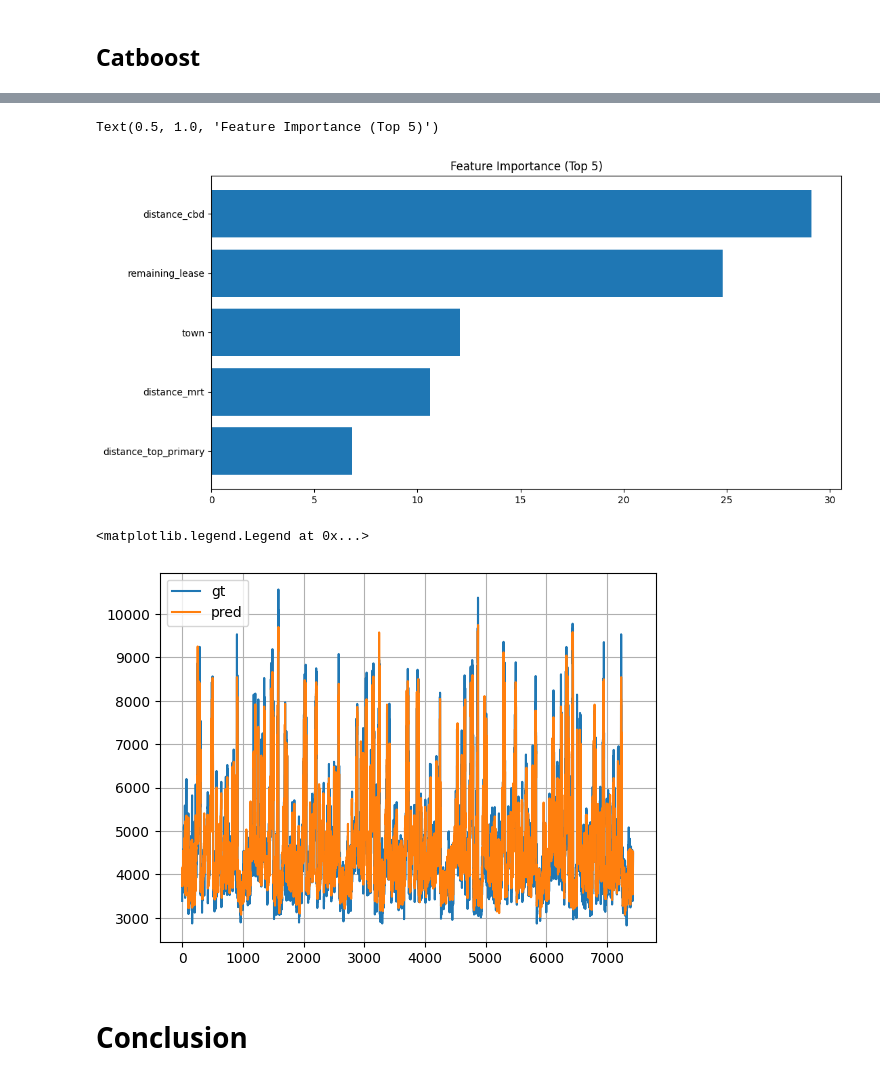
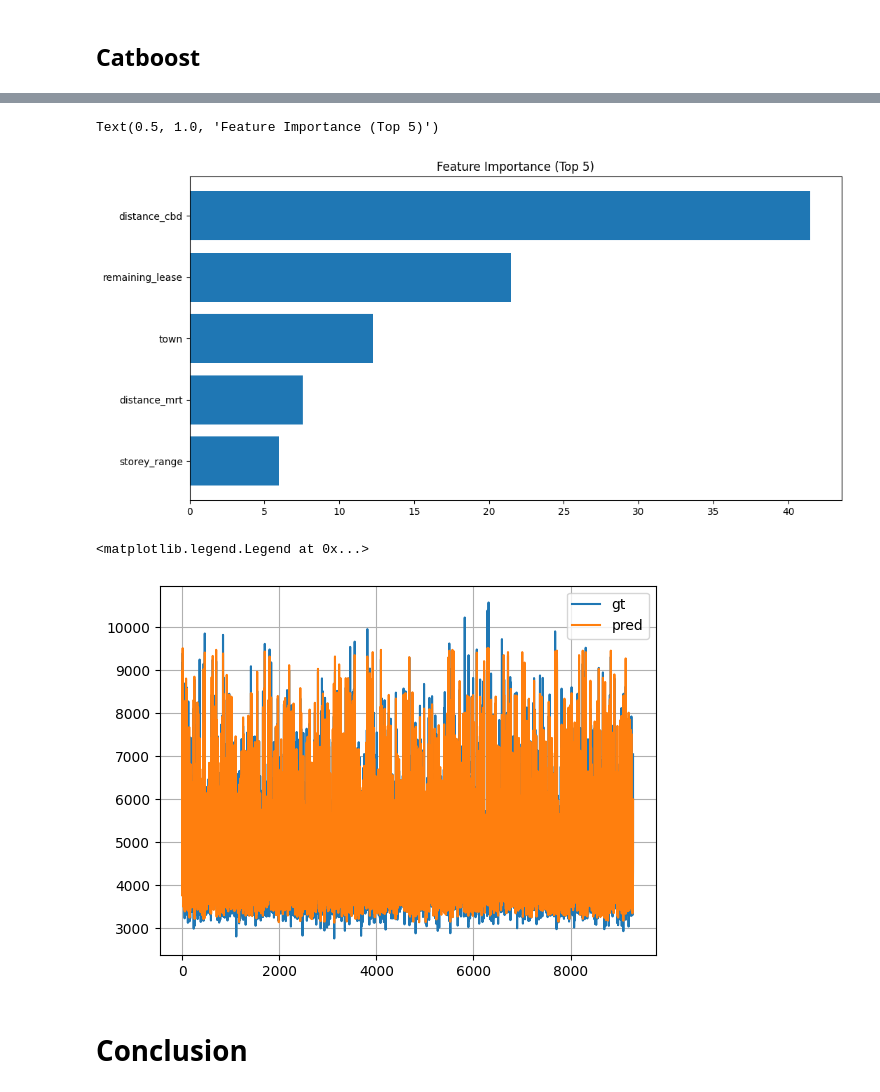
Before and after one commit to sytan98/End-to-end-ML-Engineering-Project, a Jupyter notebook: notebooks/eda.ipynb, the cells around one changed output, grey strips where cells are left out. Cells and saved outputs as stored; diff of their text form; code cells hidden in the pictures.

```diff
--- a/notebooks/eda.ipynb
+++ b/notebooks/eda.ipynb
@@ -518,0 +481,41 @@ r2 score: 0.9318896588130341
+# %%
+train, test = train_test_split(df)
+train, valid = train_test_split(train)
+columns_to_drop = ["block", "street_name", "lease_commence_date", "resale_price_per_sqm", "house_lat", "house_long", "month"]
+X_train = train.drop(columns=columns_to_drop)
+Y_train = train.resale_price_per_sqm.to_list()
+X_valid = valid.drop(columns=columns_to_drop)
+Y_valid = valid.resale_price_per_sqm.to_list()
+X_test = test.drop(columns=columns_to_drop)
+Y_test = test.resale_price_per_sqm.to_list()
+# %%
+# initialize Pool
+categorical_features = ["town", "flat_type", "storey_range", "flat_model"]
+train_pool = Pool(X_train, Y_train,
+                  cat_features=categorical_features)
+valid_pool = Pool(X_valid, Y_valid,
+                  cat_features=categorical_features)
+test_pool = Pool(X_test, Y_test,
+                 cat_features=categorical_features)
+
+# specify the training parameters
+model = CatBoostRegressor(depth=4, l2_leaf_reg=3.65, learning_rate=0.0685, iterations=500)
+model.fit(train_pool, eval_set=valid_pool)
+
+pred_y = model.predict(train_pool)
+rmse, mae, r2 = eval_metrics(Y_train, pred_y)
+print("train_rmse", rmse)
+print("train_r2", r2)
+print("train_mae", mae)
+
+pred_y = model.predict(valid_pool)
+rmse, mae, r2 = eval_metrics(Y_valid, pred_y)
+print("val_rmse", rmse)
+print("val_r2", r2)
+print("val_mae", mae)
+
+pred_y = model.predict(test_pool)
+rmse, mae, r2 = eval_metrics(Y_test, pred_y)
+print("test_rmse", rmse)
+print("test_r2", r2)
+print("test_mae", mae)
@@ -525,15 +546,15 @@ plt.yticks(range(5), np.array(X_train.columns)[sorted_idx][-5:])
 plt.title('Feature Importance (Top 5)')
 # %% [output]
 Text(0.5, 1.0, 'Feature Importance (Top 5)')
-[figure, old version]
+[figure, new version]
 # %%
-plt.plot(list(range(len(df) - int(0.8*len(df)))), Y_test, label="gt")
-plt.plot(preds, label="pred")
+plt.plot(list(range(len(Y_test))), Y_test, label="gt")
+plt.plot(pred_y, label="pred")
 plt.grid()
 plt.legend()
 # %% [output]
 <matplotlib.legend.Legend at 0x...>
-[figure, old version]
+[figure, new version]
 # %% [markdown]
 # Conclusion
 # %% [markdown]
```
Also changed, not shown: parts of 7 cells of this notebook.
